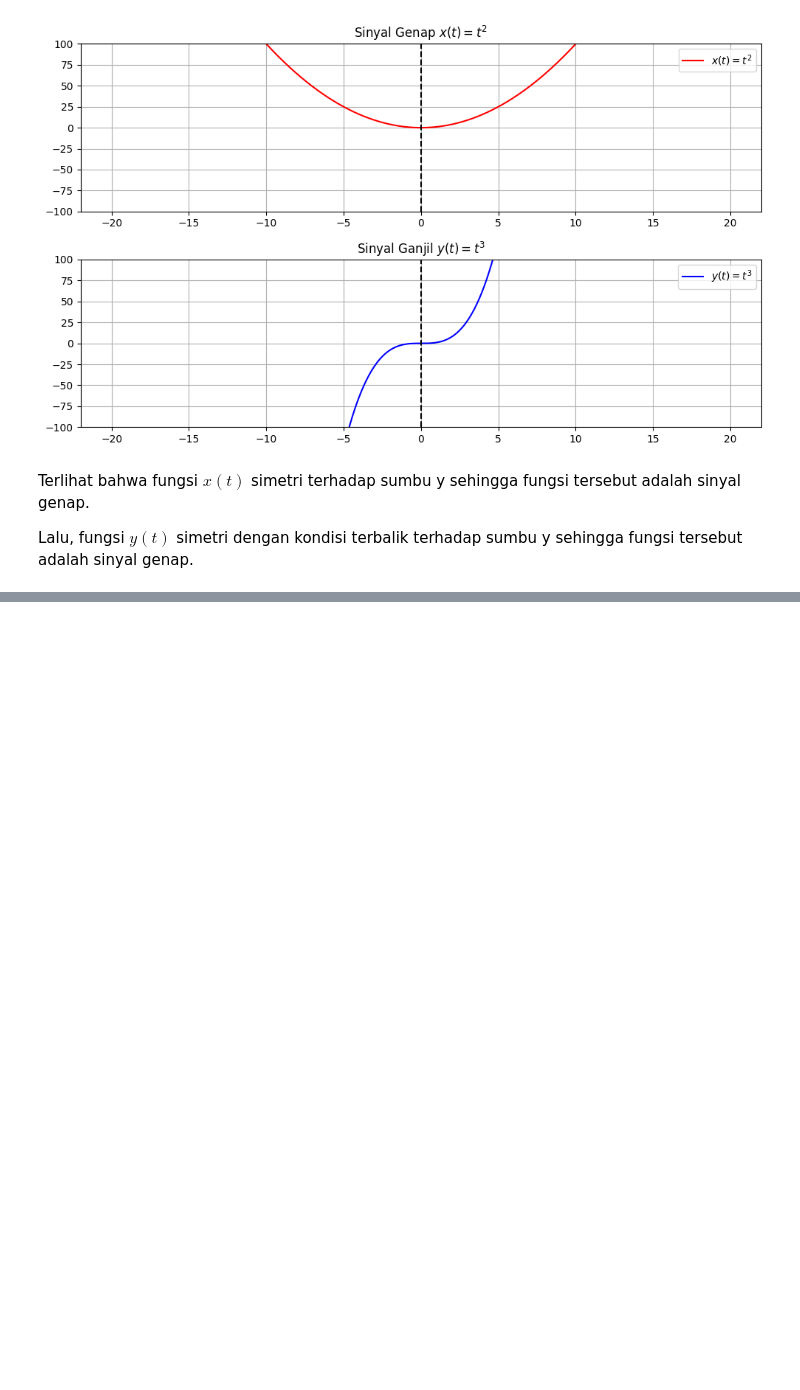
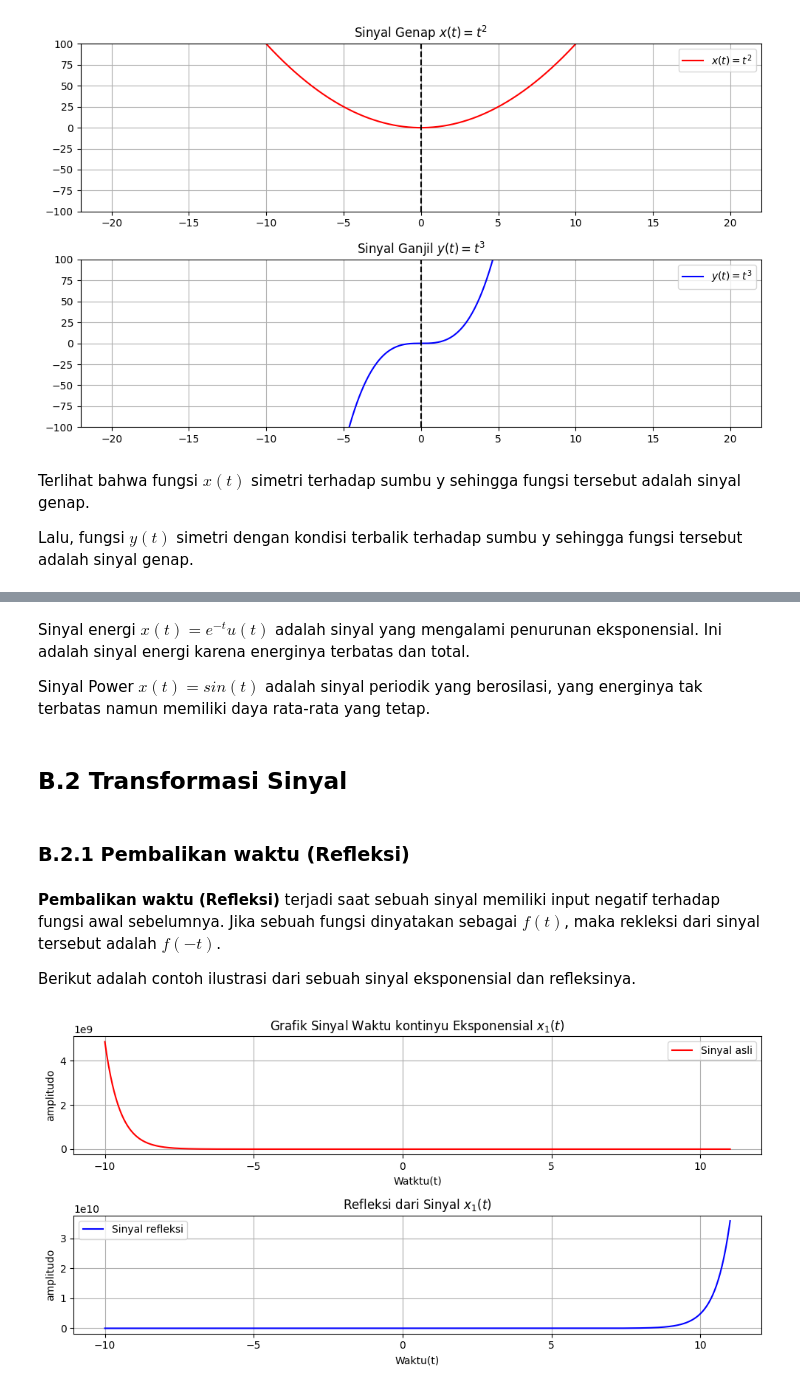
Before and after one commit to Dzuumirrah/Isyarat-dan-Sistem, a Jupyter notebook: Mid-term/answer-notebook.ipynb, the cells around one changed output, grey strips where cells are left out. Saved outputs shown, nothing was run; the diff lists cells and outputs as text; code cells hidden in the pictures; blank space fills up the shorter version.

```diff
--- a/Mid-term/answer-notebook.ipynb
+++ b/Mid-term/answer-notebook.ipynb
@@ -1168,0 +813,49 @@ plt.show()
+# %% [markdown]
+Sinyal energi $x(t) = e^{-t}u(t)$ adalah sinyal yang mengalami penurunan eksponensial. Ini adalah sinyal energi karena energinya terbatas dan total.
+
+Sinyal Power $x(t) = sin(t)$ adalah sinyal periodik yang berosilasi, yang energinya tak terbatas namun memiliki daya rata-rata yang tetap.
+# %% [markdown]
+## B.2 Transformasi Sinyal
+# %% [markdown]
+### B.2.1 Pembalikan waktu (Refleksi)
+# %% [markdown]
+**Pembalikan waktu (Refleksi)** terjadi saat sebuah sinyal memiliki input negatif terhadap fungsi awal sebelumnya. Jika sebuah fungsi dinyatakan sebagai $f(t)$, maka rekleksi dari sinyal tersebut adalah $f(-t)$.
+
+Berikut adalah contoh ilustrasi dari sebuah sinyal eksponensial dan refleksinya.
+# %%
+# Pembuatan grafik
+# Deklarasi nilai tiap variabel
+C = 10
+n = np.linspace(-10, 11, 1000)
+
+# Setting plot untuk grafik
+def f(t):
+    return C * exp(-2 * t)
+x_n1 = f(n)
+x_n2 = f(-n)
+
+# Display grafik
+plt.figure(figsize=(10, 5))
+
+# grafik a negatif
+plt.subplot(2, 1, 1)
+plt.title(r"Grafik Sinyal Waktu kontinyu Eksponensial $x_1(t)$")
+plt.xlabel("Watktu(t)")
+plt.ylabel("amplitudo")
+plt.plot(n, x_n1, color="r", label= "Sinyal asli")
+plt.legend()
+plt.grid(True)
+
+# grafik a positif
+plt.subplot(2, 1, 2)
+plt.title("Refleksi dari Sinyal $x_1(t)$")
+plt.xlabel("Waktu(t)")
+plt.ylabel("amplitudo")
+plt.plot(n, x_n2, color="b", label= "Sinyal refleksi")
+plt.legend()
+plt.grid(True)
+
+plt.tight_layout()
+plt.show()
+# %% [output]
+[figure, added]
```
Also changed, not shown: parts of 45 cells of this notebook.
